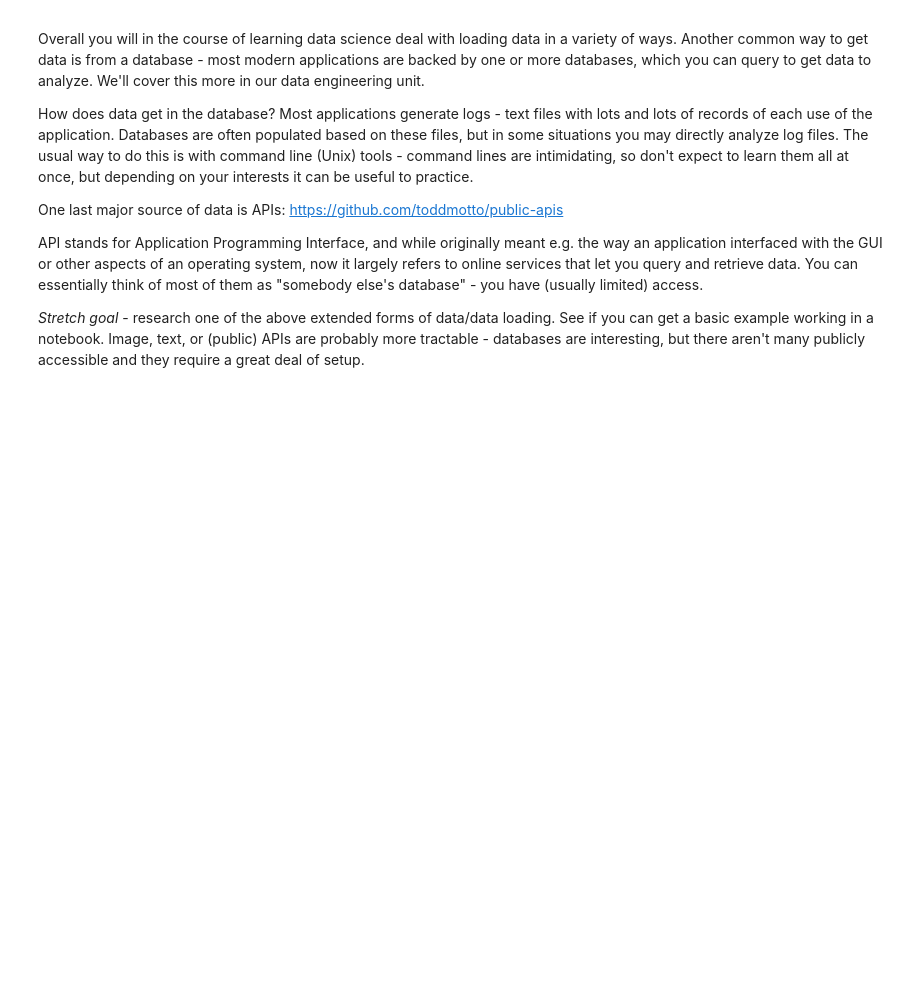
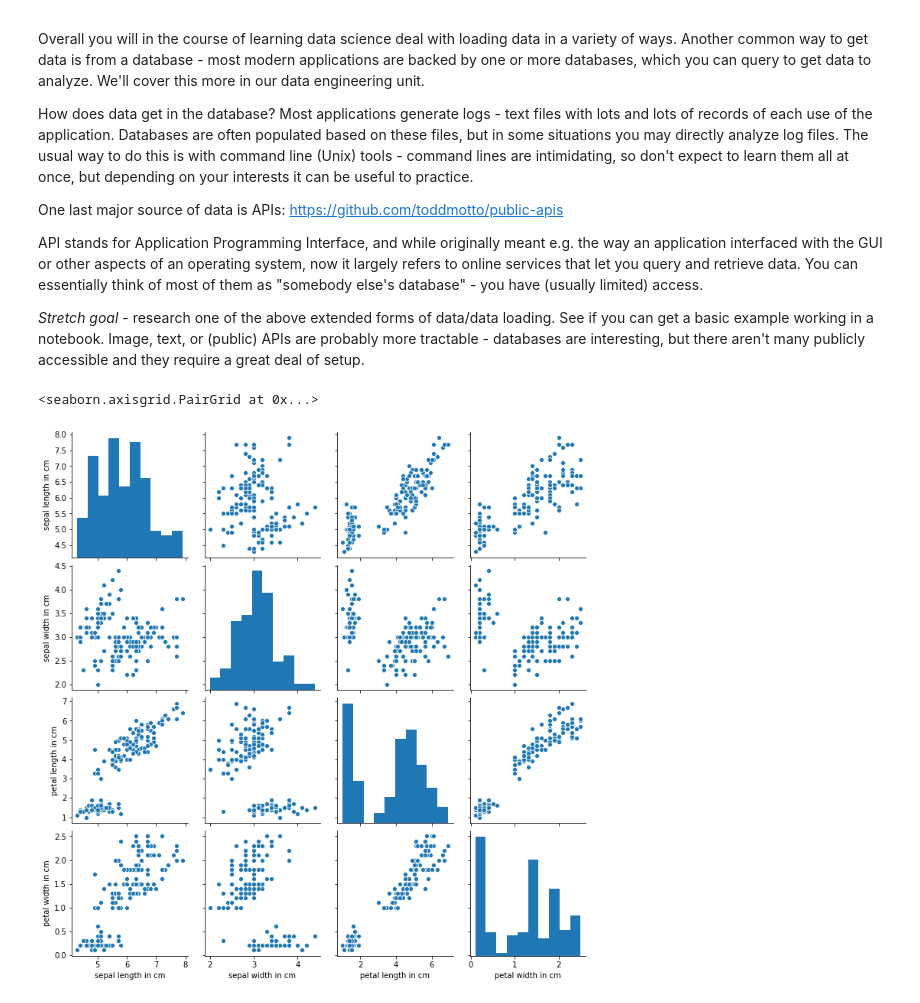
Before and after one commit to B-Meister/DS-Unit-1-Sprint-1-Data-Wrangling-and-Storytelling, a Jupyter notebook: module1-exploratory-data-analysis/LS_DS_111_Exploratory_Data_Analysis_Assignment.ipynb, the cells around one changed output. Saved outputs shown, nothing was run; the diff lists cells and outputs as text; code cells hidden in the pictures; blank space fills up the shorter version.

```diff
--- a/module1-exploratory-data-analysis/LS_DS_111_Exploratory_Data_Analysis_Assignment.ipynb
+++ b/module1-exploratory-data-analysis/LS_DS_111_Exploratory_Data_Analysis_Assignment.ipynb
@@ -175,3 +185,10 @@ One last major source of data is APIs: https://github.com/toddmotto/public-apis
 API stands for Application Programming Interface, and while originally meant e.g. the way an application interfaced with the GUI or other aspects of an operating system, now it largely refers to online services that let you query and retrieve data. You can essentially think of most of them as "somebody else's database" - you have (usually limited) access.
 
 *Stretch goal* - research one of the above extended forms of data/data loading. See if you can get a basic example working in a notebook. Image, text, or (public) APIs are probably more tractable - databases are interesting, but there aren't many publicly accessible and they require a great deal of setup.
+# %%
+import seaborn as sns
+
+sns.pairplot(df_iris);
+# %% [output]
+<seaborn.axisgrid.PairGrid at 0x...>
+[figure, added]
```
Also changed, not shown: parts of 3 cells of this notebook.
